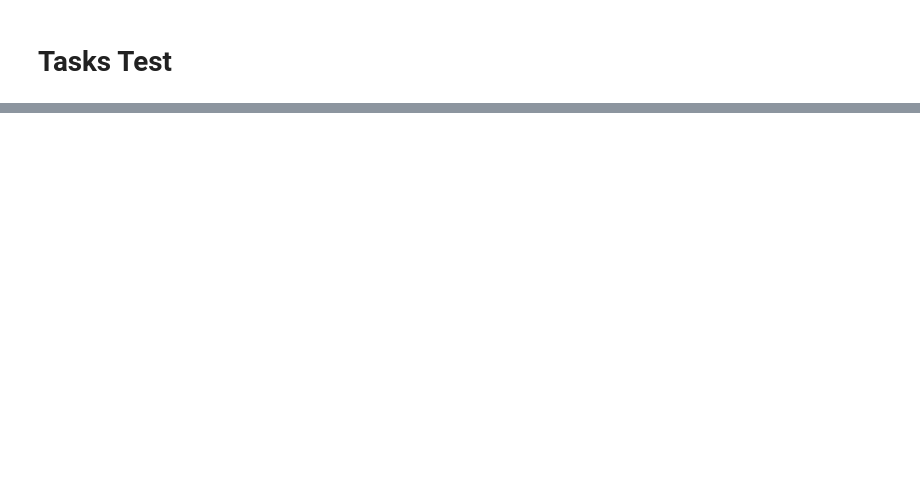
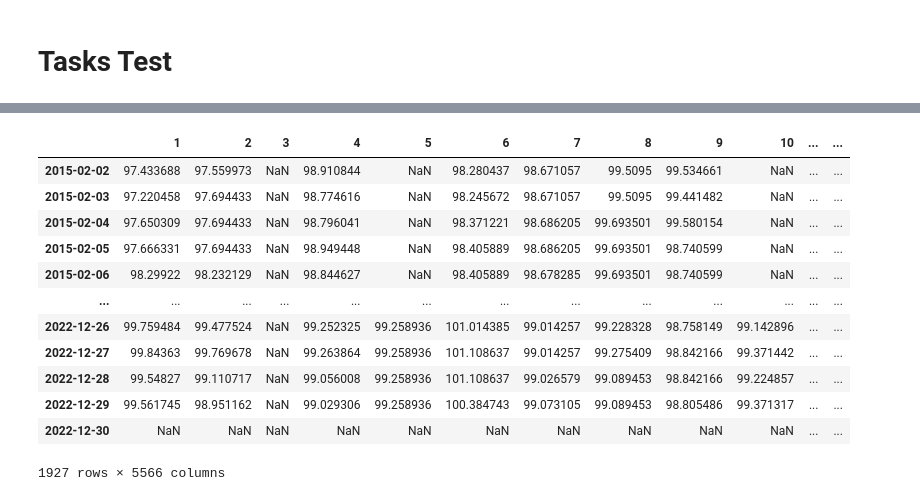
Before and after one commit to alaiazz/t1derivative, a Jupyter notebook: tasks_test.ipynb, the cells around one changed output, grey strips where cells are left out. Drawn from its saved outputs; the diff is of its cells as text; code cells hidden in the pictures; blank space fills up the shorter version.

```diff
--- a/tasks_test.ipynb
+++ b/tasks_test.ipynb
@@ -121,0 +76,6 @@ F7_27
+# %%
+S_DQ_ADJ_FACTOR = S_DQ_ADJ_FACTOR/100
+# %%
+S_ADJ_CLOSE = S_DQ_CLOSE * S_DQ_ADJ_FACTOR
+# %%
+S_ADJ_OPEN = S_DQ_OPEN * S_DQ_ADJ_FACTOR
@@ -121,0 +124,18 @@ F7_27
+# %%
+factor_values = calculate_factor(S_ADJ_CLOSE, S_ADJ_OPEN,S_DQ_VOLUME , S_DQ_MV, N=20)
+# %%
+factor_values
+# %% [output]
+|  | 1 | 2 | 3 | 4 | 5 | 6 | 7 | 8 | 9 | 10 | ... | ... |
+| 2015-02-02 | 97.433688 | 97.559973 | NaN | 98.910844 | NaN | 98.280437 | 98.671057 | 99.5095 | 99.534661 | NaN | ... | ... |
+| 2015-02-03 | 97.220458 | 97.694433 | NaN | 98.774616 | NaN | 98.245672 | 98.671057 | 99.5095 | 99.441482 | NaN | ... | ... |
+| 2015-02-04 | 97.650309 | 97.694433 | NaN | 98.796041 | NaN | 98.371221 | 98.686205 | 99.693501 | 99.580154 | NaN | ... | ... |
+| 2015-02-05 | 97.666331 | 97.694433 | NaN | 98.949448 | NaN | 98.405889 | 98.686205 | 99.693501 | 98.740599 | NaN | ... | ... |
+| 2015-02-06 | 98.29922 | 98.232129 | NaN | 98.844627 | NaN | 98.405889 | 98.678285 | 99.693501 | 98.740599 | NaN | ... | ... |
+| ... | ... | ... | ... | ... | ... | ... | ... | ... | ... | ... | ... | ... |
+| 2022-12-26 | 99.759484 | 99.477524 | NaN | 99.252325 | 99.258936 | 101.014385 | 99.014257 | 99.228328 | 98.758149 | 99.142896 | ... | ... |
+| 2022-12-27 | 99.84363 | 99.769678 | NaN | 99.263864 | 99.258936 | 101.108637 | 99.014257 | 99.275409 | 98.842166 | 99.371442 | ... | ... |
+| 2022-12-28 | 99.54827 | 99.110717 | NaN | 99.056008 | 99.258936 | 101.108637 | 99.026579 | 99.089453 | 98.842166 | 99.224857 | ... | ... |
+| 2022-12-29 | 99.561745 | 98.951162 | NaN | 99.029306 | 99.258936 | 100.384743 | 99.073105 | 99.089453 | 98.805486 | 99.371317 | ... | ... |
+| 2022-12-30 | NaN | NaN | NaN | NaN | NaN | NaN | NaN | NaN | NaN | NaN | ... | ... |
+1927 rows × 5566 columns
```
Also changed, not shown: parts of 18 cells of this notebook, 3 other files.
